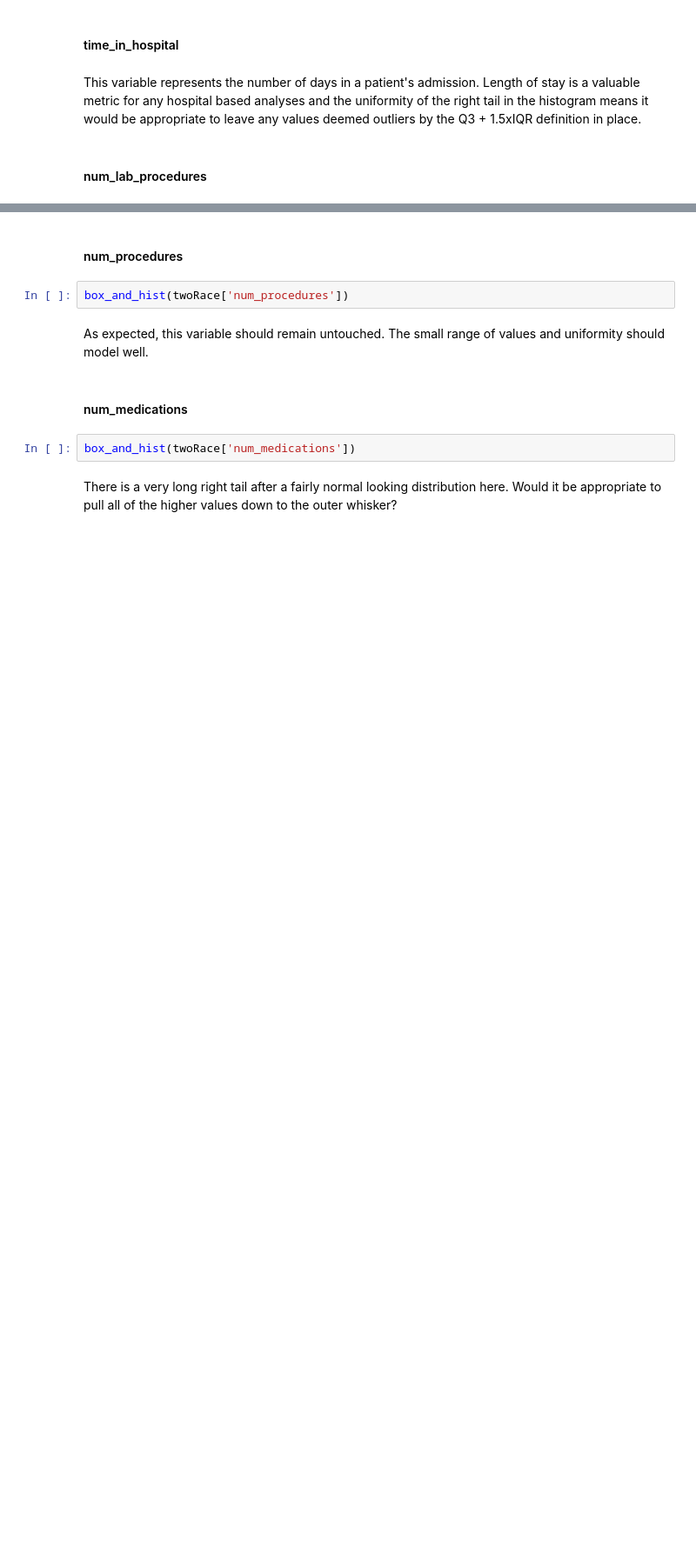
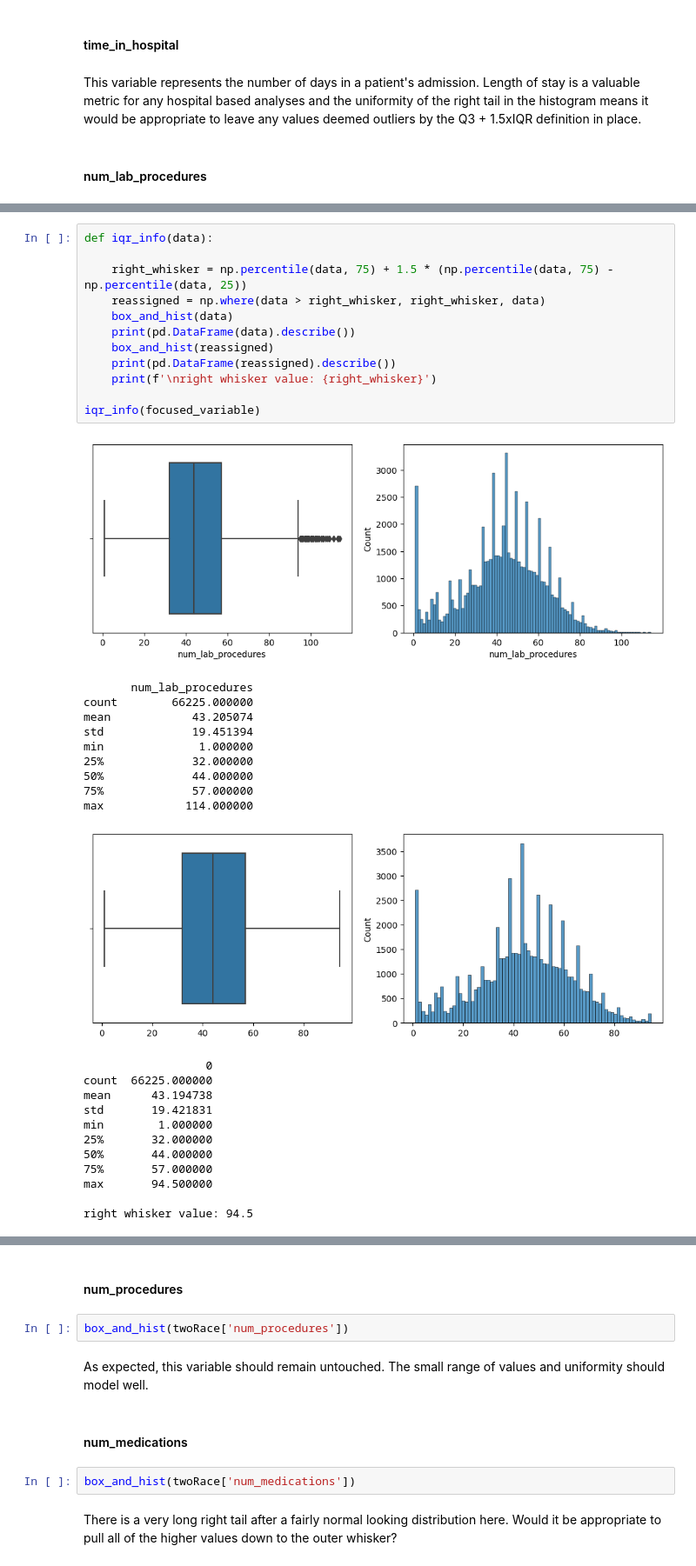
Before and after one commit to ashbyj/PredictingReadmissions, a Jupyter notebook: notebooks/2-ja-eda.ipynb, the cells around one changed output, grey strips where cells are left out. Shown: that part at 87% size. Cells and saved outputs as stored; diff of their text form; blank space fills up the shorter version.

Commit message:
removing pandas profiling and working on bins for num_lab_procedures

```diff
--- a/notebooks/2-ja-eda.ipynb
+++ b/notebooks/2-ja-eda.ipynb
@@ -537,0 +526,35 @@ I have removed the outliers without any undue impact on the shape of this featur
+# %%
+def iqr_info(data):
+
+    right_whisker = np.percentile(data, 75) + 1.5 * (np.percentile(data, 75) - np.percentile(data, 25))
+    reassigned = np.where(data > right_whisker, right_whisker, data)
+    box_and_hist(data)
+    print(pd.DataFrame(data).describe())
+    box_and_hist(reassigned)
+    print(pd.DataFrame(reassigned).describe())
+    print(f'\nright whisker value: {right_whisker}')
+
+iqr_info(focused_variable)
+# %% [output]
+[figure, added]
+       num_lab_procedures
+count        66225.000000
+mean            43.205074
+std             19.451394
+min              1.000000
+25%             32.000000
+50%             44.000000
+75%             57.000000
+max            114.000000
+[figure, added]
+                  0
+count  66225.000000
+mean      43.194738
+std       19.421831
+min        1.000000
+25%       32.000000
+50%       44.000000
+75%       57.000000
+max       94.500000
+
+right whisker value: 94.5
```
Also changed, not shown: parts of 14 cells of this notebook.
